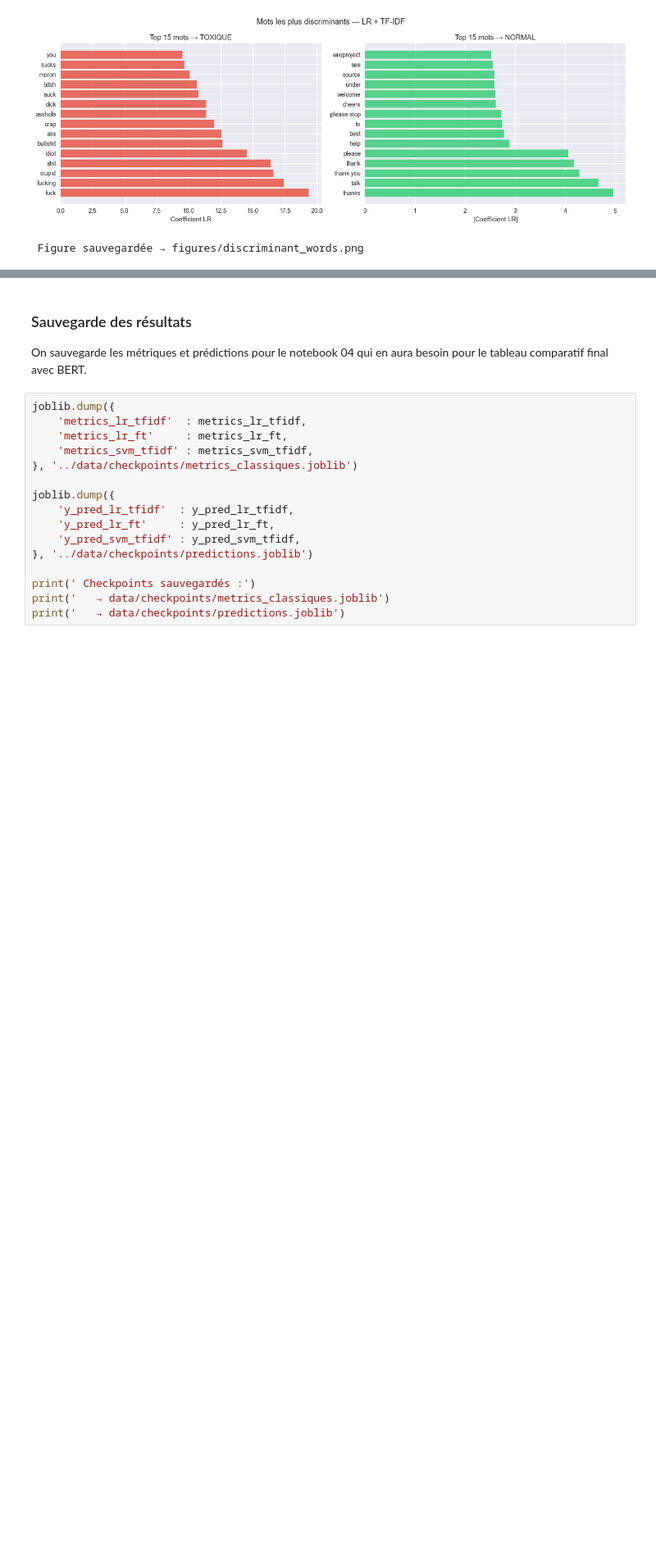
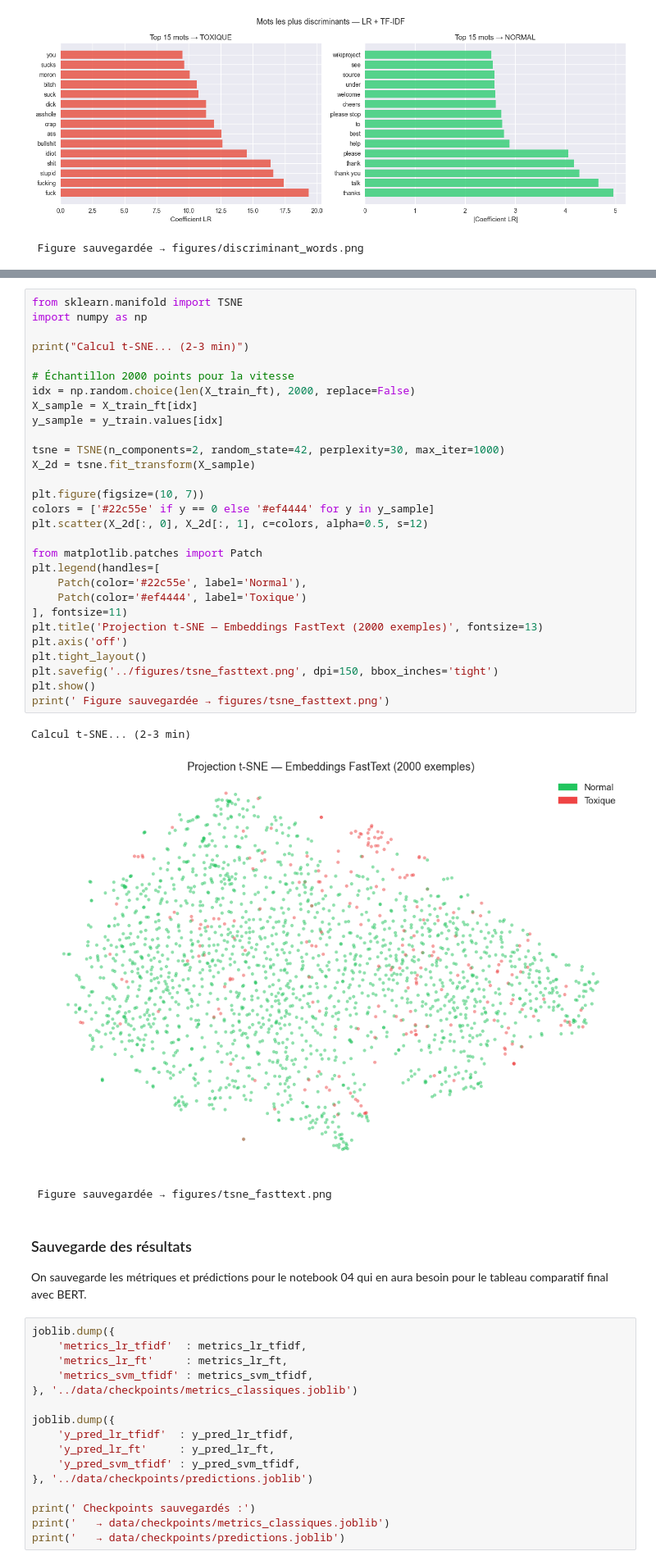
Before and after one commit to tiancielle/ToxiTube, a Jupyter notebook: notebooks/03_modeles_classiques.ipynb, the cells around one changed output, grey strips where cells are left out. Shown at 82% size. Drawn from its saved outputs; the diff is of its cells as text; blank space fills up the shorter version.

Commit message:
final project

```diff
--- a/notebooks/03_modeles_classiques.ipynb
+++ b/notebooks/03_modeles_classiques.ipynb
@@ -327,3 +386,36 @@ print(' Figure sauvegardée → figures/discriminant_words.png')
+# %%
+from sklearn.manifold import TSNE
+import numpy as np
+
+print("Calcul t-SNE... (2-3 min)")
+
+# Échantillon 2000 points pour la vitesse
+idx = np.random.choice(len(X_train_ft), 2000, replace=False)
+X_sample = X_train_ft[idx]
+y_sample = y_train.values[idx]
+
+tsne = TSNE(n_components=2, random_state=42, perplexity=30, max_iter=1000)
+X_2d = tsne.fit_transform(X_sample)
+
+plt.figure(figsize=(10, 7))
+colors = ['#22c55e' if y == 0 else '#ef4444' for y in y_sample]
+plt.scatter(X_2d[:, 0], X_2d[:, 1], c=colors, alpha=0.5, s=12)
+
+from matplotlib.patches import Patch
+plt.legend(handles=[
+    Patch(color='#22c55e', label='Normal'),
+    Patch(color='#ef4444', label='Toxique')
+], fontsize=11)
+plt.title('Projection t-SNE — Embeddings FastText (2000 exemples)', fontsize=13)
+plt.axis('off')
+plt.tight_layout()
+plt.savefig('../figures/tsne_fasttext.png', dpi=150, bbox_inches='tight')
+plt.show()
+print(' Figure sauvegardée → figures/tsne_fasttext.png')
+# %% [output]
+Calcul t-SNE... (2-3 min)
+[figure, added]
+ Figure sauvegardée → figures/tsne_fasttext.png
 # %% [markdown]
 ### Sauvegarde des résultats
 
```
Also changed, not shown: parts of 3 cells of this notebook, 3 other files.
